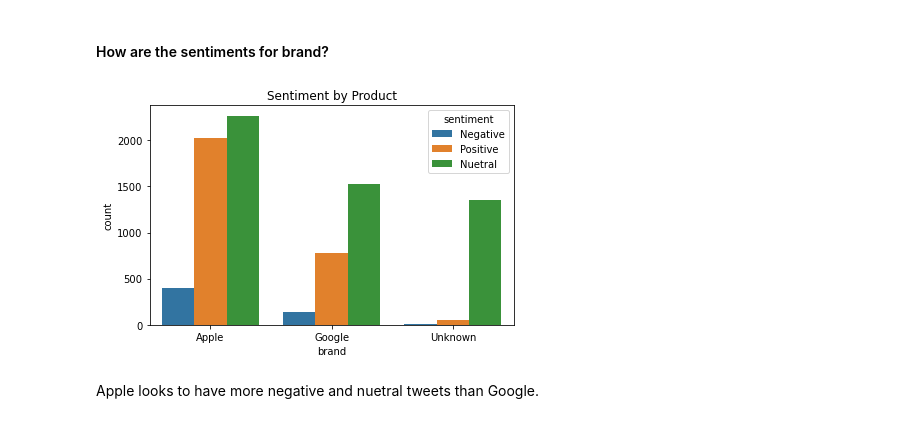
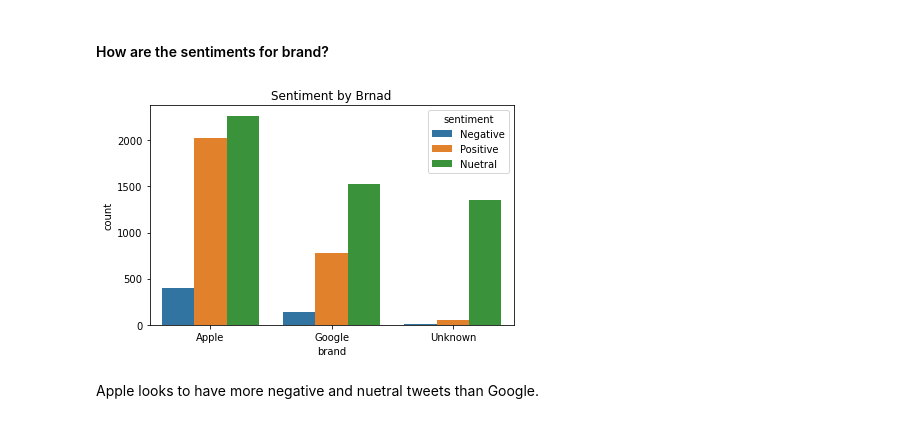
Before and after one commit to ryanreilly/phase_4_project, a Jupyter notebook: final_notebook.ipynb, the cells around one changed output. Drawn from its saved outputs; the diff is of its cells as text; code cells hidden in the pictures.

```diff
--- a/final_notebook.ipynb
+++ b/final_notebook.ipynb
@@ -349,14 +349,14 @@ The most common stopwords are the, to, at, and for, which is not suprising.
 # %%
 fig, ax = plt.subplots()
 
 #Create the plot
 ax = sns.countplot(x="brand", hue="sentiment", data=df)
 
-ax.set_title("Sentiment by Product")
+ax.set_title("Sentiment by Brnad")
 
 plt.tight_layout()
-#fig.savefig('images/product.png');
+fig.savefig('images/brand.png');
 # %% [output]
-[figure, old version]
+[figure, new version]
 # %% [markdown]
 Apple looks to have more negative and nuetral tweets than Google.
```
Also changed, not shown: parts of 34 cells of this notebook.
